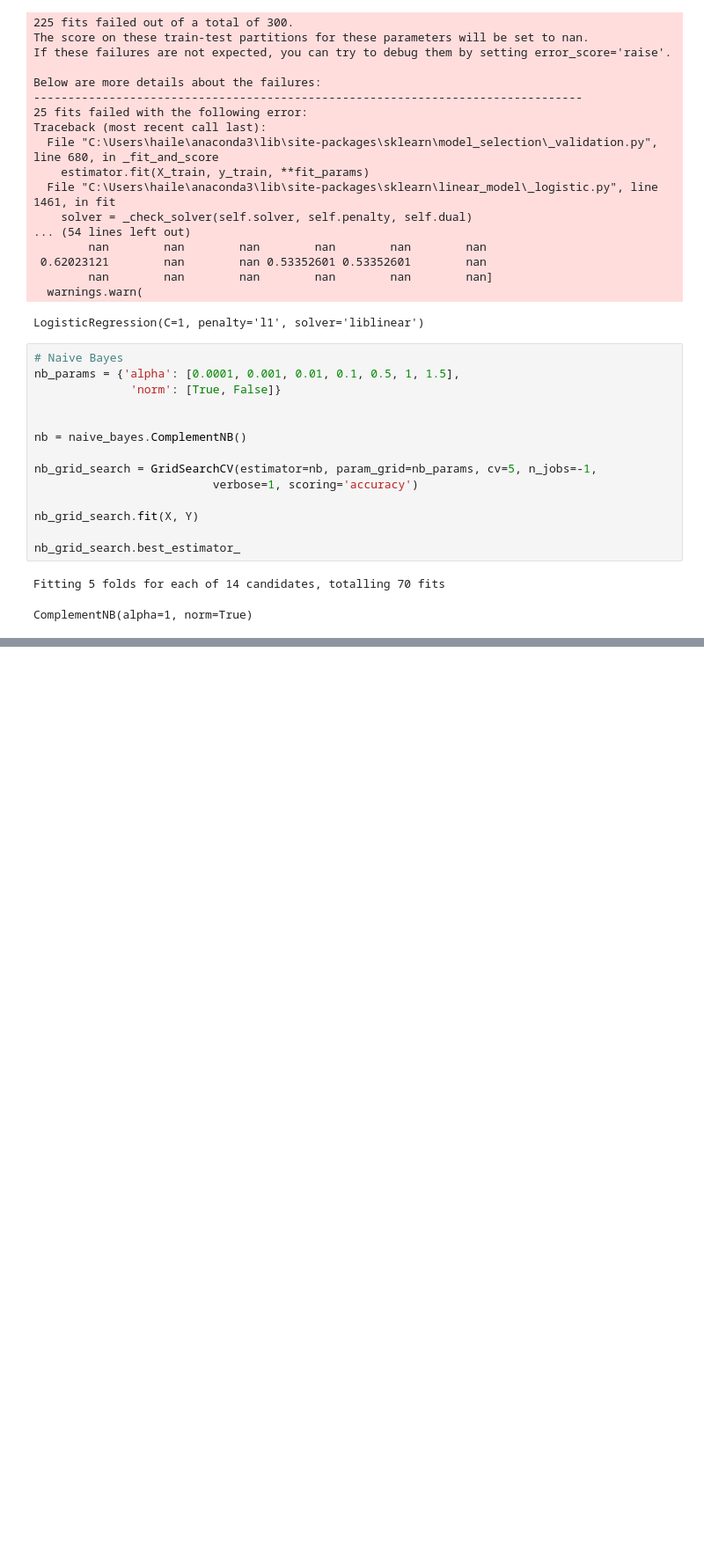
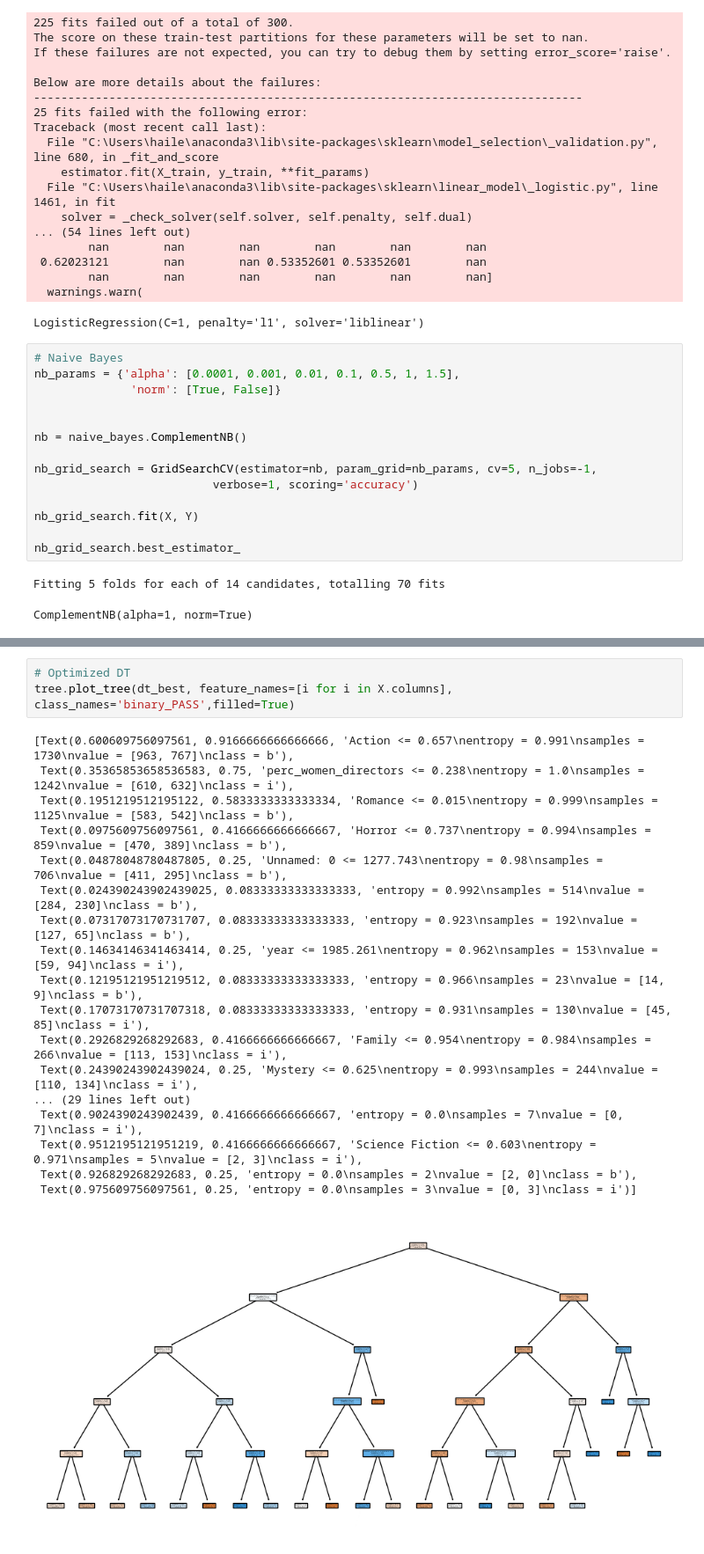
Before and after one commit to haileydennis/bechdel-analysis, a Jupyter notebook: Bechdel_Analysis_ALL.ipynb, the cells around one changed output, grey strips where cells are left out. Shown at 88% size. Drawn from its saved outputs; the diff is of its cells as text; blank space fills up the shorter version.

```diff
--- a/Bechdel_Analysis_ALL.ipynb
+++ b/Bechdel_Analysis_ALL.ipynb
@@ -1985,6 +2027,28 @@ rf_labels = (y_test == 1)
 rf_fpr, rf_tpr, rf_thresh = roc_curve(rf_labels, rf_prob[:,1])
 rf_roc_auc = auc(rf_fpr, rf_tpr)
 rf_legend = "RF (AUC = %0.4f)" % rf_roc_auc
+# %%
+# Optimized DT
+tree.plot_tree(dt_best, feature_names=[i for i in X.columns], class_names='binary_PASS',filled=True)
+# %% [output]
+[Text(0.600609756097561, 0.9166666666666666, 'Action <= 0.657\nentropy = 0.991\nsamples = 1730\nvalue = [963, 767]\nclass = b'),
+ Text(0.35365853658536583, 0.75, 'perc_women_directors <= 0.238\nentropy = 1.0\nsamples = 1242\nvalue = [610, 632]\nclass = i'),
+ Text(0.1951219512195122, 0.5833333333333334, 'Romance <= 0.015\nentropy = 0.999\nsamples = 1125\nvalue = [583, 542]\nclass = b'),
+ Text(0.0975609756097561, 0.4166666666666667, 'Horror <= 0.737\nentropy = 0.994\nsamples = 859\nvalue = [470, 389]\nclass = b'),
+ Text(0.04878048780487805, 0.25, 'Unnamed: 0 <= 1277.743\nentropy = 0.98\nsamples = 706\nvalue = [411, 295]\nclass = b'),
+ Text(0.024390243902439025, 0.08333333333333333, 'entropy = 0.992\nsamples = 514\nvalue = [284, 230]\nclass = b'),
+ Text(0.07317073170731707, 0.08333333333333333, 'entropy = 0.923\nsamples = 192\nvalue = [127, 65]\nclass = b'),
+ Text(0.14634146341463414, 0.25, 'year <= 1985.261\nentropy = 0.962\nsamples = 153\nvalue = [59, 94]\nclass = i'),
+ Text(0.12195121951219512, 0.08333333333333333, 'entropy = 0.966\nsamples = 23\nvalue = [14, 9]\nclass = b'),
+ Text(0.17073170731707318, 0.08333333333333333, 'entropy = 0.931\nsamples = 130\nvalue = [45, 85]\nclass = i'),
+ Text(0.2926829268292683, 0.4166666666666667, 'Family <= 0.954\nentropy = 0.984\nsamples = 266\nvalue = [113, 153]\nclass = i'),
+ Text(0.24390243902439024, 0.25, 'Mystery <= 0.625\nentropy = 0.993\nsamples = 244\nvalue = [110, 134]\nclass = i'),
+... (29 lines left out)
+ Text(0.9024390243902439, 0.4166666666666667, 'entropy = 0.0\nsamples = 7\nvalue = [0, 7]\nclass = i'),
+ Text(0.9512195121951219, 0.4166666666666667, 'Science Fiction <= 0.603\nentropy = 0.971\nsamples = 5\nvalue = [2, 3]\nclass = i'),
+ Text(0.926829268292683, 0.25, 'entropy = 0.0\nsamples = 2\nvalue = [2, 0]\nclass = b'),
+ Text(0.975609756097561, 0.25, 'entropy = 0.0\nsamples = 3\nvalue = [0, 3]\nclass = i')]
+[figure, added]
 # %%
 # Generate output
 classifiers = ['DT', 'KNN', 'LR', 'NB', 'MLP', 'RF']
```
Also changed, not shown: parts of 33 cells of this notebook, 2 other files.
